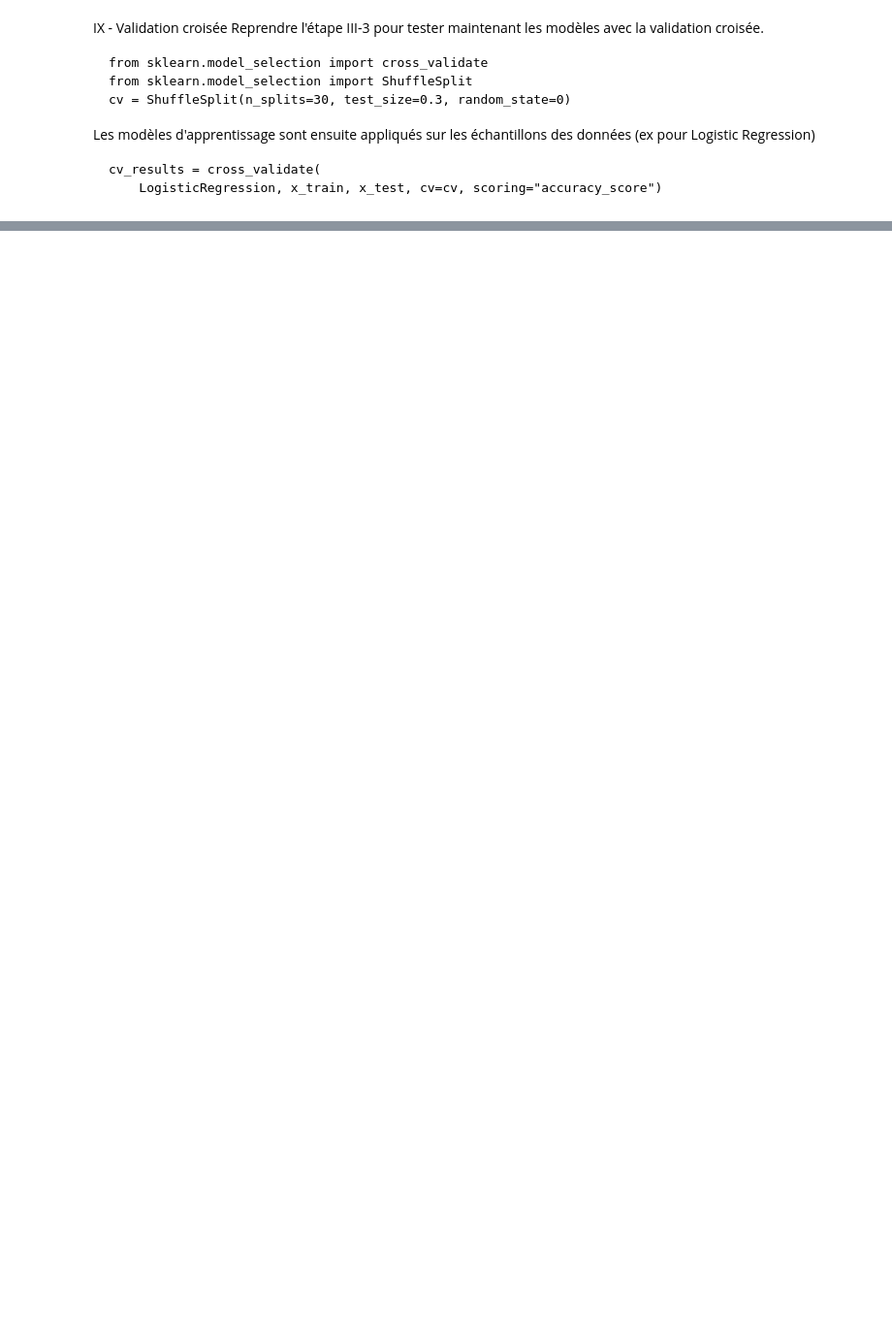
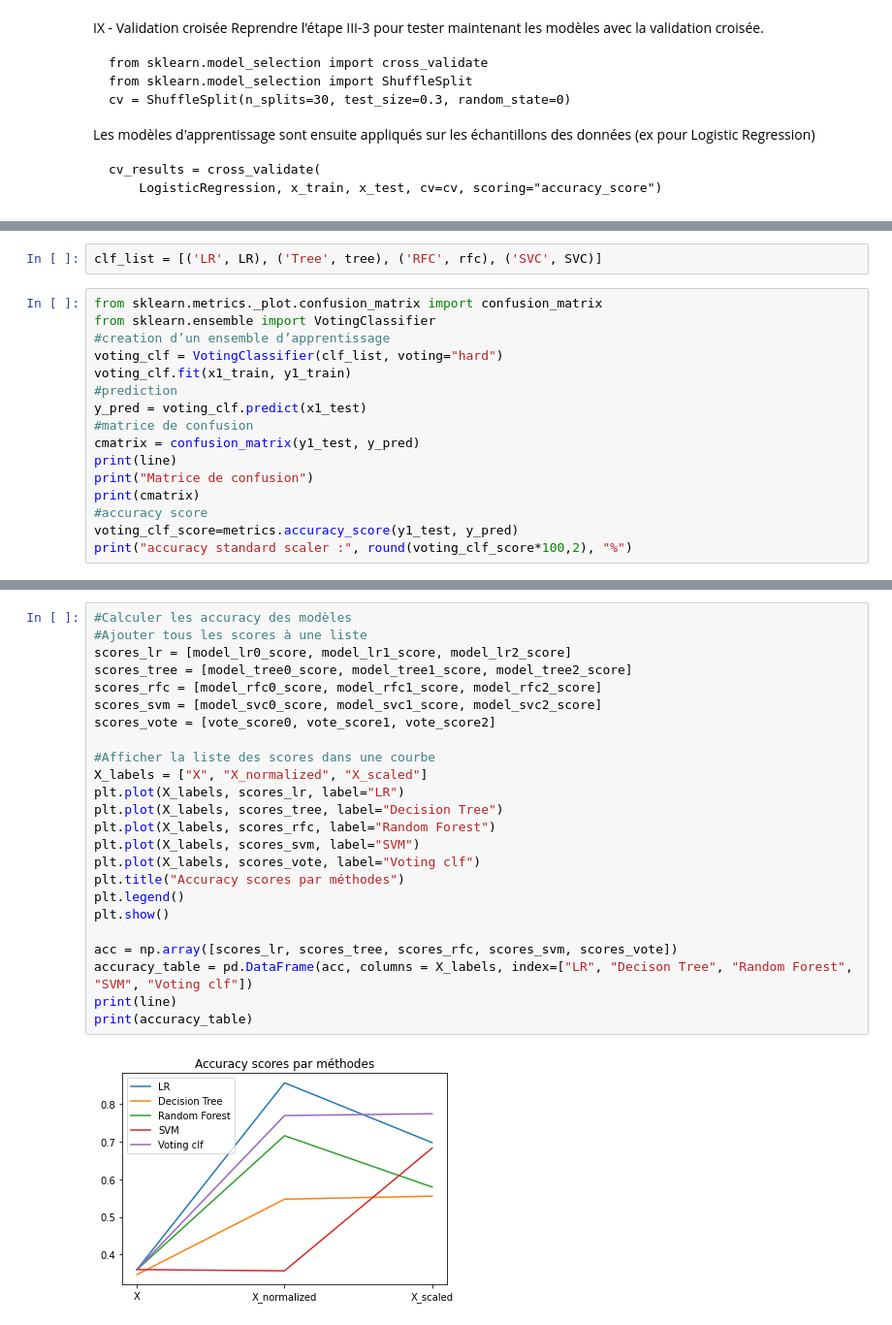
Before and after one commit to fereol023/My-ML-Courses-, a Jupyter notebook: TDClassificationPimaModifié.ipynb, the cells around one changed output, grey strips where cells are left out. Shown: that part at 97% size. Drawn from its saved outputs; the diff is of its cells as text; blank space fills up the shorter version.

```diff
--- a/TDClassificationPimaModifié.ipynb
+++ b/TDClassificationPimaModifié.ipynb
@@ -594,0 +600,18 @@ VALIDATION CROISEE AVEC DONNEES STANDARDISEES SUR LE MODELE DE REGRESSION LOGIST
+# %%
+clf_list = [('LR', LR), ('Tree', tree), ('RFC', rfc), ('SVC', SVC)]
+# %%
+from sklearn.metrics._plot.confusion_matrix import confusion_matrix
+from sklearn.ensemble import VotingClassifier
+#creation d’un ensemble d’apprentissage
+voting_clf = VotingClassifier(clf_list, voting="hard")
+voting_clf.fit(x1_train, y1_train)
+#prediction
+y_pred = voting_clf.predict(x1_test)
+#matrice de confusion
+cmatrix = confusion_matrix(y1_test, y_pred)
+print(line)
+print("Matrice de confusion")
+print(cmatrix)
+#accuracy score
+voting_clf_score=metrics.accuracy_score(y1_test, y_pred)
+print("accuracy standard scaler :", round(voting_clf_score*100,2), "%")
@@ -594,0 +693,26 @@ VALIDATION CROISEE AVEC DONNEES STANDARDISEES SUR LE MODELE DE REGRESSION LOGIST
+# %%
+#Calculer les accuracy des modèles
+#Ajouter tous les scores à une liste
+scores_lr = [model_lr0_score, model_lr1_score, model_lr2_score]
+scores_tree = [model_tree0_score, model_tree1_score, model_tree2_score]
+scores_rfc = [model_rfc0_score, model_rfc1_score, model_rfc2_score]
+scores_svm = [model_svc0_score, model_svc1_score, model_svc2_score]
+scores_vote = [vote_score0, vote_score1, vote_score2]
+
+#Afficher la liste des scores dans une courbe
+X_labels = ["X", "X_normalized", "X_scaled"]
+plt.plot(X_labels, scores_lr, label="LR")
+plt.plot(X_labels, scores_tree, label="Decision Tree")
+plt.plot(X_labels, scores_rfc, label="Random Forest")
+plt.plot(X_labels, scores_svm, label="SVM")
+plt.plot(X_labels, scores_vote, label="Voting clf")
+plt.title("Accuracy scores par méthodes")
+plt.legend()
+plt.show()
+
+acc = np.array([scores_lr, scores_tree, scores_rfc, scores_svm, scores_vote])
+accuracy_table = pd.DataFrame(acc, columns = X_labels, index=["LR", "Decison Tree", "Random Forest", "SVM", "Voting clf"])
+print(line)
+print(accuracy_table)
+# %% [output]
+[figure, added]
```
Also changed, not shown: parts of 16 cells of this notebook.
